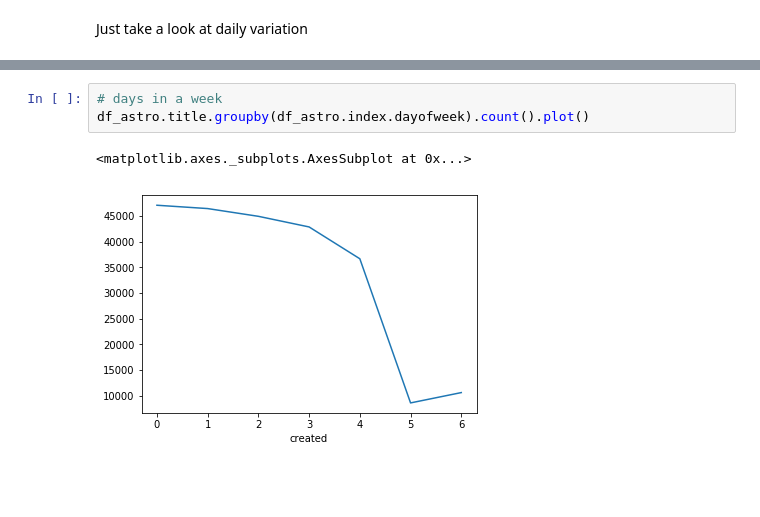
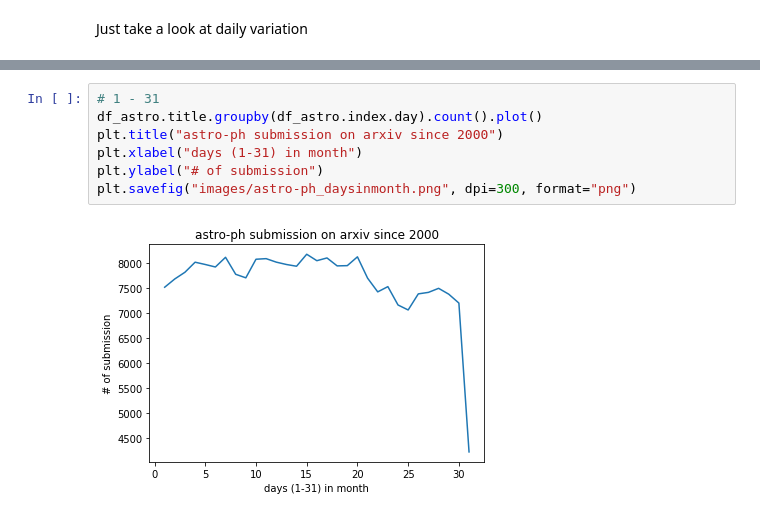
Before and after one commit to jibanCat/astro-ph-ml-topics, a Jupyter notebook: Arxiv -- Date and Submission.ipynb, the cells around one changed output, grey strips where cells are left out. Saved outputs shown, nothing was run; the diff lists cells and outputs as text; blank space fills up the shorter version.

```diff
--- a/Arxiv -- Date and Submission.ipynb
+++ b/Arxiv -- Date and Submission.ipynb
@@ -89,6 +101,9 @@ df_astro.title.groupby(df_astro.index.day).count().plot()
-# %%
-# days in a week
-df_astro.title.groupby(df_astro.index.dayofweek).count().plot()
-# %% [output]
-<matplotlib.axes._subplots.AxesSubplot at 0x...>
-[figure, removed]
+# %%
+# 1 - 31
+df_astro.title.groupby(df_astro.index.day).count().plot()
+plt.title("astro-ph submission on arxiv since 2000")
+plt.xlabel("days (1-31) in month")
+plt.ylabel("# of submission")
+plt.savefig("images/astro-ph_daysinmonth.png", dpi=300, format="png")
+# %% [output]
+[figure, added]
```
Also changed, not shown: parts of 5 cells of this notebook, 6 other files.
